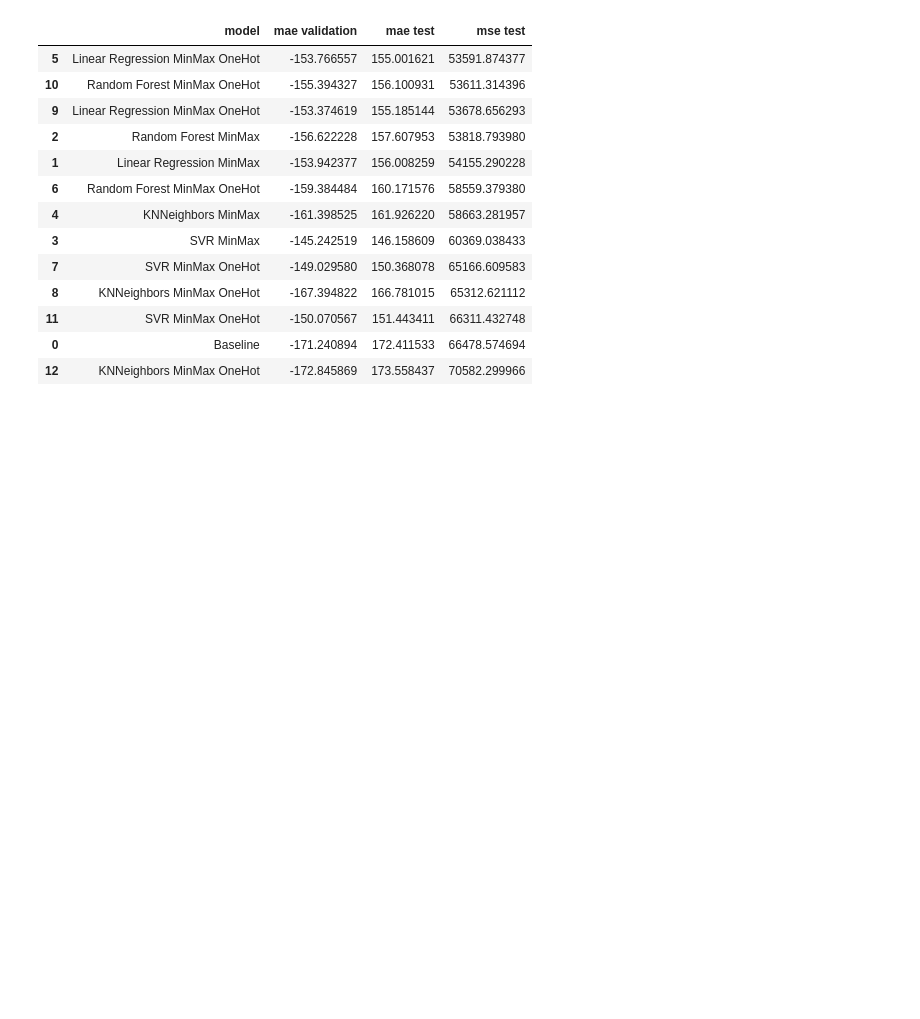
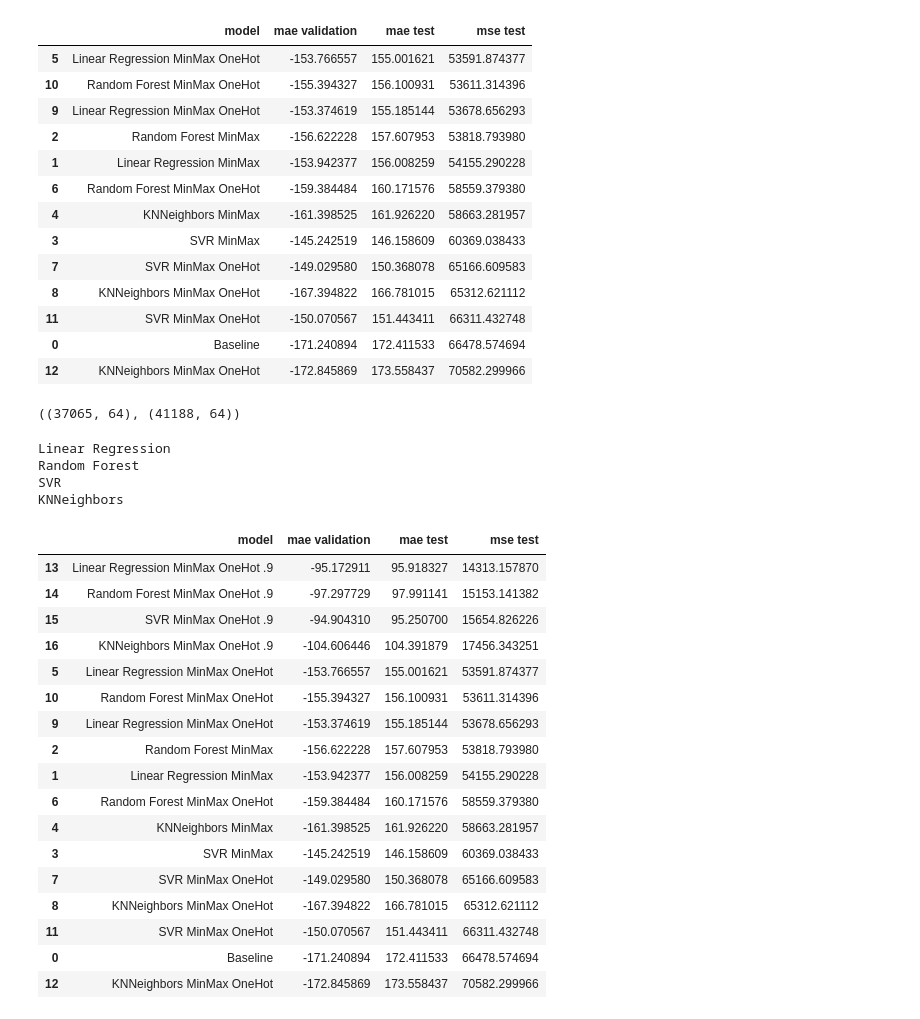
Before and after one commit to tomiambro/ap_automatico, a Jupyter notebook: tp1v2.ipynb, the cells around one changed output. Cells and saved outputs as stored; diff of their text form; code cells hidden in the pictures; blank space fills up the shorter version.

```diff
--- a/tp1v2.ipynb
+++ b/tp1v2.ipynb
@@ -574,4 +578,50 @@ res.sort_values('mse test', ascending=True)
 | 11 | SVR MinMax OneHot | -150.070567 | 151.443411 | 66311.432748 |
 | 0 | Baseline | -171.240894 | 172.411533 | 66478.574694 |
 | 12 | KNNeighbors MinMax OneHot | -172.845869 | 173.558437 | 70582.299966 |
+# %%
+aux = df_one.copy()
+aux = aux[aux['duration'] < aux['duration'].quantile(.9)]
+
+df_9 = aux.copy()
+df_9.shape, df_one.shape
+# %% [output]
+((37065, 64), (41188, 64))
+# %%
+X = df_9.drop('duration', axis=1)
+y = df_9['duration']
+
+xtrain, xtest, ytrain, ytest = train_test_split(X, y, test_size=0.2, random_state=1)
+
+scal = MinMaxScaler()
+xtrain_scal = scal.fit_transform(xtrain)
+xtest_scal = scal.transform(xtest)
+# %%
+results = train_models(xtrain_scal, ytrain, xtest_scal, ytest, 'MinMax OneHot .9')
+res = res.append(results, ignore_index=True)
+# %% [output]
+Linear Regression
+Random Forest
+SVR
+KNNeighbors
+# %%
+res.sort_values('mse test', ascending=True)
+# %% [output]
+|  | model | mae validation | mae test | mse test |
+| 13 | Linear Regression MinMax OneHot .9 | -95.172911 | 95.918327 | 14313.157870 |
+| 14 | Random Forest MinMax OneHot .9 | -97.297729 | 97.991141 | 15153.141382 |
+| 15 | SVR MinMax OneHot .9 | -94.904310 | 95.250700 | 15654.826226 |
+| 16 | KNNeighbors MinMax OneHot .9 | -104.606446 | 104.391879 | 17456.343251 |
+| 5 | Linear Regression MinMax OneHot | -153.766557 | 155.001621 | 53591.874377 |
+| 10 | Random Forest MinMax OneHot | -155.394327 | 156.100931 | 53611.314396 |
+| 9 | Linear Regression MinMax OneHot | -153.374619 | 155.185144 | 53678.656293 |
+| 2 | Random Forest MinMax | -156.622228 | 157.607953 | 53818.793980 |
+| 1 | Linear Regression MinMax | -153.942377 | 156.008259 | 54155.290228 |
+| 6 | Random Forest MinMax OneHot | -159.384484 | 160.171576 | 58559.379380 |
+| 4 | KNNeighbors MinMax | -161.398525 | 161.926220 | 58663.281957 |
+| 3 | SVR MinMax | -145.242519 | 146.158609 | 60369.038433 |
+| 7 | SVR MinMax OneHot | -149.029580 | 150.368078 | 65166.609583 |
+| 8 | KNNeighbors MinMax OneHot | -167.394822 | 166.781015 | 65312.621112 |
+| 11 | SVR MinMax OneHot | -150.070567 | 151.443411 | 66311.432748 |
+| 0 | Baseline | -171.240894 | 172.411533 | 66478.574694 |
+| 12 | KNNeighbors MinMax OneHot | -172.845869 | 173.558437 | 70582.299966 |
 # %%
```
Also changed, not shown: parts of 3 cells of this notebook.
